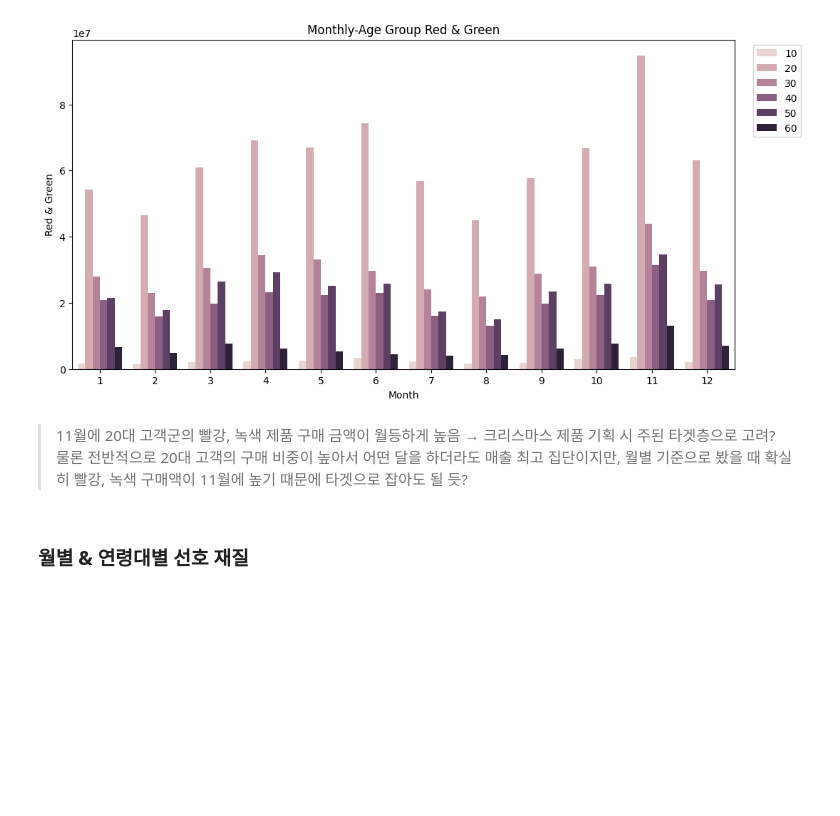
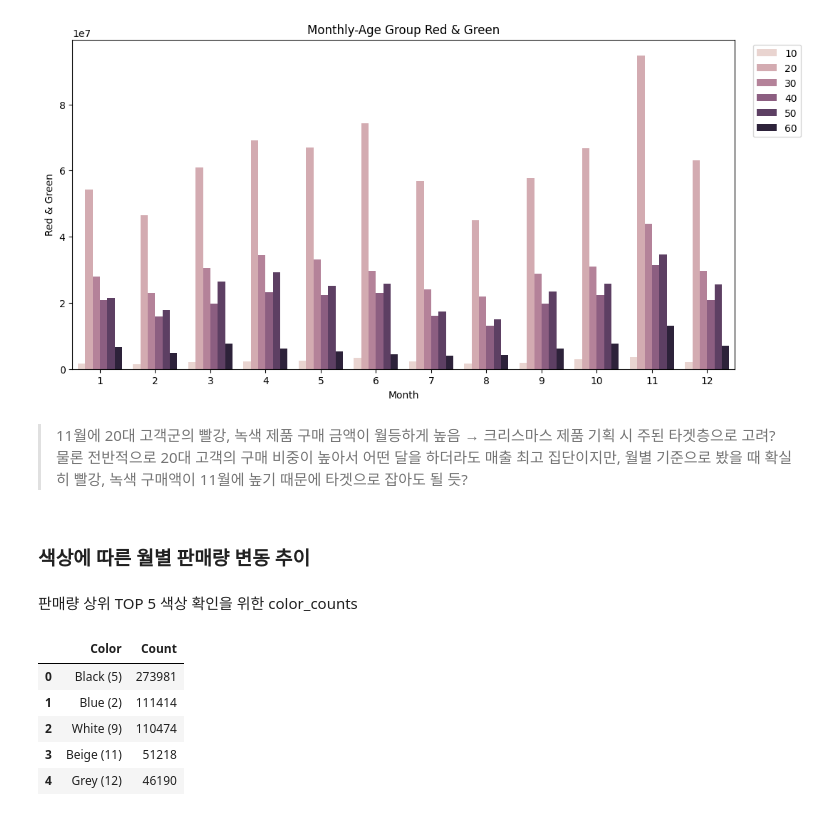
Before and after one commit to leegolem/data-commando-project, a Jupyter notebook: notebooks/member3/260126_table_join(3).ipynb, the cells around one changed output. Cells and saved outputs as stored; diff of their text form; code cells hidden in the pictures; blank space fills up the shorter version.

```diff
--- a/notebooks/member3/260126_table_join(3).ipynb
+++ b/notebooks/member3/260126_table_join(3).ipynb
@@ -569,15 +569,19 @@ plt.show()
 > 11월에 20대 고객군의 빨강, 녹색 제품 구매 금액이 월등하게 높음 → 크리스마스 제품 기획 시 주된 타겟층으로 고려?
 물론 전반적으로 20대 고객의 구매 비중이 높아서 어떤 달을 하더라도 매출 최고 집단이지만, 월별 기준으로 봤을 때 확실히 빨강, 녹색 구매액이 11월에 높기 때문에 타겟으로 잡아도 될 듯?
 # %% [markdown]
-### 월별 & 연령대별 선호 재질
+### 색상에 따른 월별 판매량 변동 추이
 # %%
-plt.figure()
-plt.plot(index_trend.index, index_trend[col], marker="o", label=col)
-
-plt.title("Monthly-Age ")
-plt.xlabel("Year-Month")
-plt.ylabel("Purchase Count")
-plt.xticks(rotation=45)
-plt.legend(title="Index Group")
-plt.tight_layout()
-plt.show()
+color_df = merged_df.copy()
+# %% [markdown]
+판매량 상위 TOP 5 색상 확인을 위한 color_counts
+# %%
+color_counts = color_df['Perceived_Colour_Master_Info'].value_counts().reset_index()
+color_counts.columns = ['Color', 'Count']
+color_counts.head()
+# %% [output]
+|  | Color | Count |
+| 0 | Black (5) | 273981 |
+| 1 | Blue (2) | 111414 |
+| 2 | White (9) | 110474 |
+| 3 | Beige (11) | 51218 |
+| 4 | Grey (12) | 46190 |
```
Also changed, not shown: parts of 5 cells of this notebook, 12 other files.
